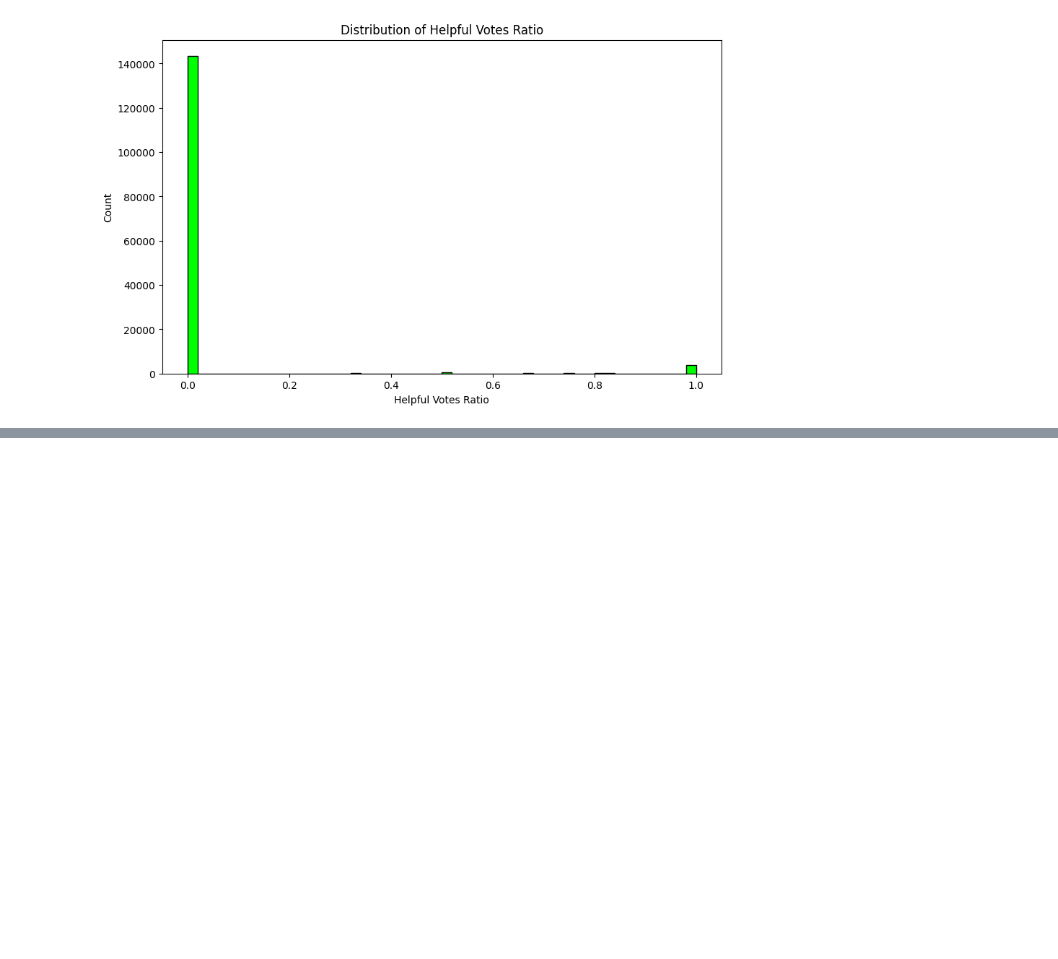
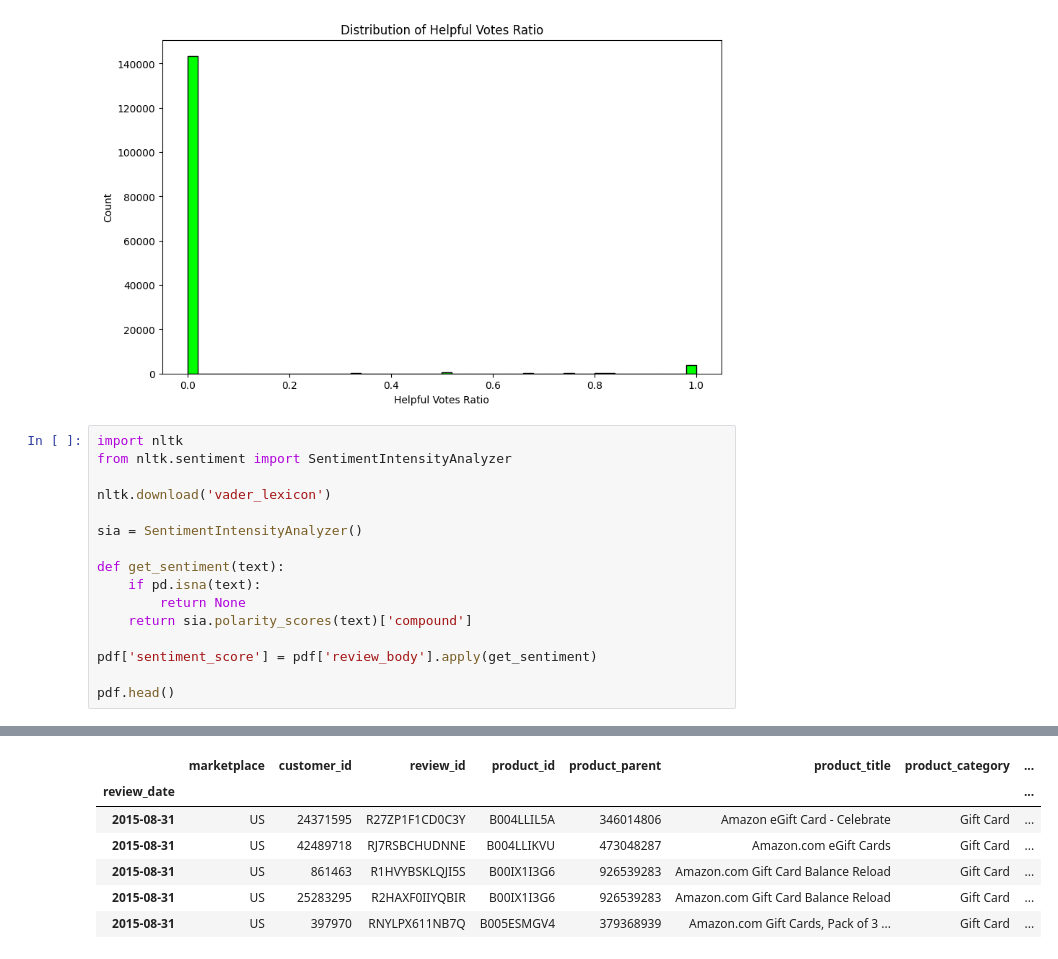
Before and after one commit to ochesanum/Analyse-Amazon-Customer-Reviews, a Jupyter notebook: amazon.ipynb, the cells around one changed output, grey strips where cells are left out. Cells and saved outputs as stored; diff of their text form; blank space fills up the shorter version.

Commit message:
initial sentyment analysis with VADER lexicon

```diff
--- a/amazon.ipynb
+++ b/amazon.ipynb
@@ -196,3 +196,20 @@ plt.ylabel('Count')
 plt.show()
 # %% [output]
 [figure]
+# %%
+import nltk
+from nltk.sentiment import SentimentIntensityAnalyzer
+
+nltk.download('vader_lexicon')
+
+sia = SentimentIntensityAnalyzer()
+
+def get_sentiment(text):
+    if pd.isna(text):
+        return None
+    return sia.polarity_scores(text)['compound']
+
+pdf['sentiment_score'] = pdf['review_body'].apply(get_sentiment)
+
+pdf.head()
+# %% [output]
@@ -198,0 +219,7 @@ plt.show()
+|  | marketplace | customer_id | review_id | product_id | product_parent | product_title | product_category | ... |
+| review_date |  |  |  |  |  |  |  | ... |
+| 2015-08-31 | US | 24371595 | R27ZP1F1CD0C3Y | B004LLIL5A | 346014806 | Amazon eGift Card - Celebrate | Gift Card | ... |
+| 2015-08-31 | US | 42489718 | RJ7RSBCHUDNNE | B004LLIKVU | 473048287 | Amazon.com eGift Cards | Gift Card | ... |
+| 2015-08-31 | US | 861463 | R1HVYBSKLQJI5S | B00IX1I3G6 | 926539283 | Amazon.com Gift Card Balance Reload | Gift Card | ... |
+| 2015-08-31 | US | 25283295 | R2HAXF0IIYQBIR | B00IX1I3G6 | 926539283 | Amazon.com Gift Card Balance Reload | Gift Card | ... |
+| 2015-08-31 | US | 397970 | RNYLPX611NB7Q | B005ESMGV4 | 379368939 | Amazon.com Gift Cards, Pack of 3 ... | Gift Card | ... |
```
Also changed, not shown: parts of 1 cell of this notebook.
